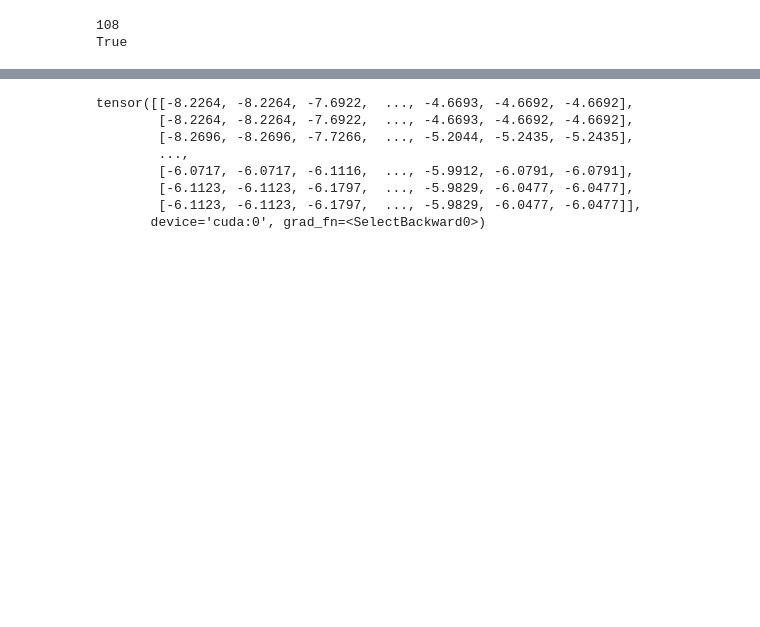
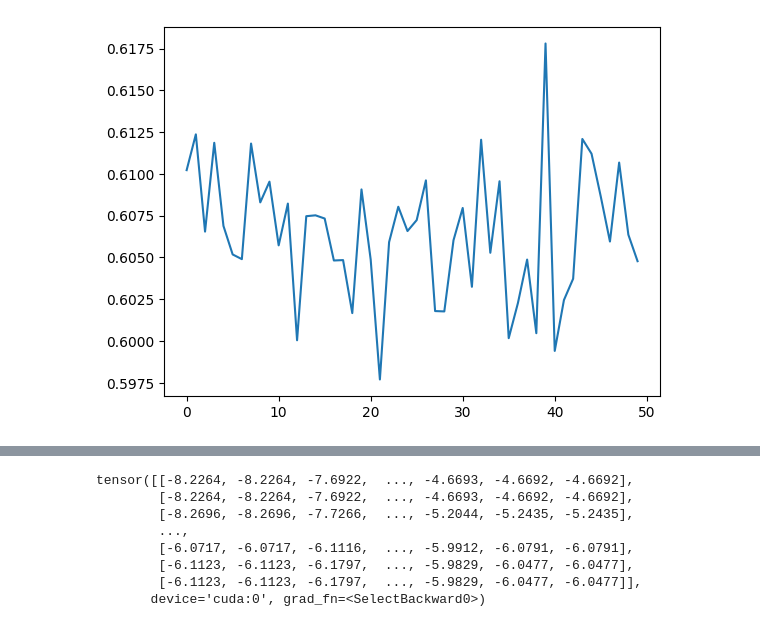
Before and after one commit to airoprojects/visiope, a Jupyter notebook: experiments/mitb0.ipynb, the cells around one changed output, grey strips where cells are left out. Cells and saved outputs as stored; diff of their text form; code cells hidden in the pictures; blank space fills up the shorter version.

```diff
--- a/experiments/mitb0.ipynb
+++ b/experiments/mitb0.ipynb
@@ -232,12 +279,3 @@ if os.path.exists(PATH):
         print("State loaded successfully")
     else:
         print("State loading failed")
-# %%
-# control to delete
-print(len(train_set))
-
-image, label = train_loader.dataset.__getitem__(0)
-print(image.requires_grad)
-# %% [output]
-108
-True
@@ -244,7 +504,7 @@ True
 # %%
 # test import trainer
 loss_fn =  ...
-optimizer = ...
+optimizer =
 training_set = ...
 test_set =  ...
 
@@ -377,7 +650,8 @@ if __name__ == '__main__':
     pass
 # %%
 # Define training parameters
-loss_fn =  torch.nn.CrossEntropyLoss().to(device)
+#loss_fn =  torch.nn.CrossEntropyLoss().to(device)
+loss_fn = DiceLoss(device).to(device)
 optimizer = torch.optim.Adam(model.parameters(), lr=0.1)
 training_set = train_loader
 test_set =  test_loader
@@ -386,7 +660,13 @@ trainer = TmpTrainer(loss_fn, optimizer, training_set, test_set, device,
                      save_state='/content/state_dict')
 # %%
 # START TRAIN
-trainer.train_multiple_epoch(model, EPOCHS=200)
+trainer.train_multiple_epoch(model, EPOCHS=50)
+# %%
+# Plot the histogram
+plt.plot(np.array(trainer.loss_array))
+plt.show()
+# %% [output]
+[figure, added]
 # %%
 import matplotlib.pyplot as plt
 
```
Also changed, not shown: parts of 16 cells of this notebook.
